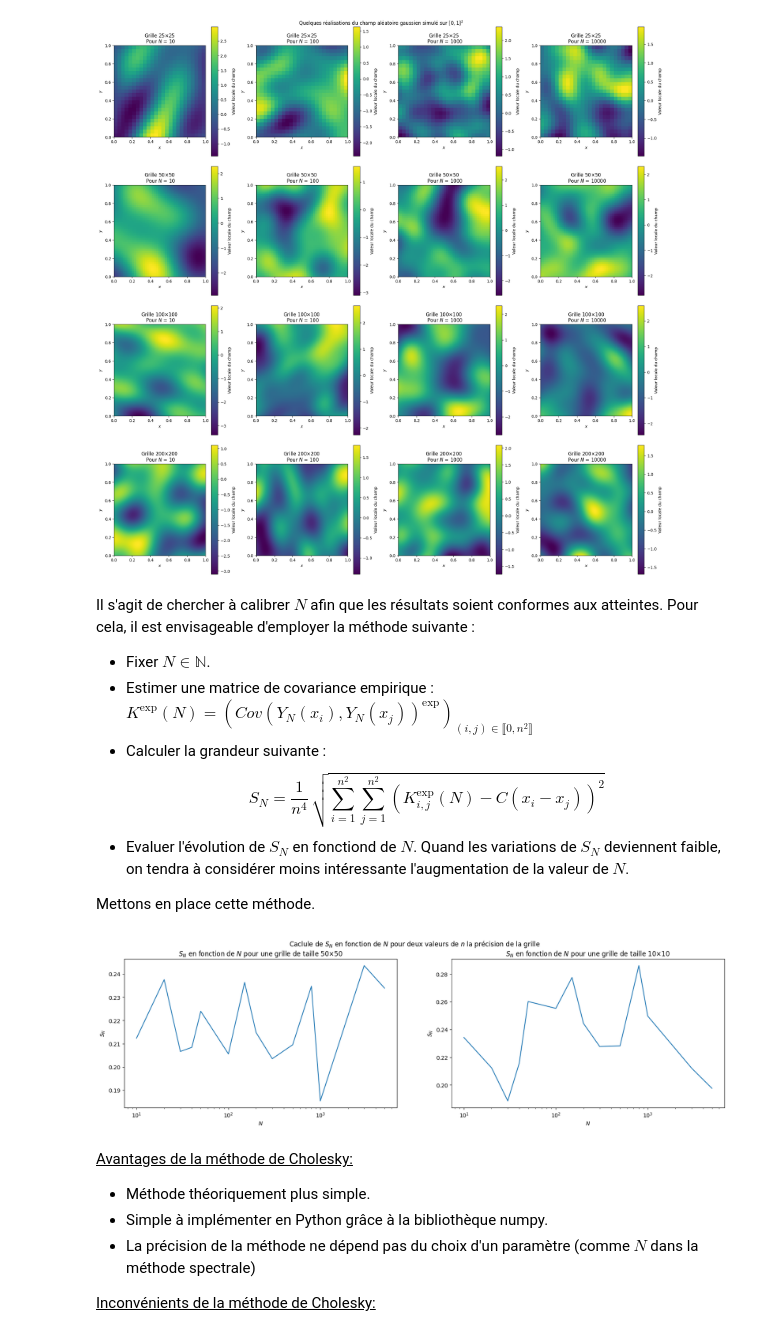
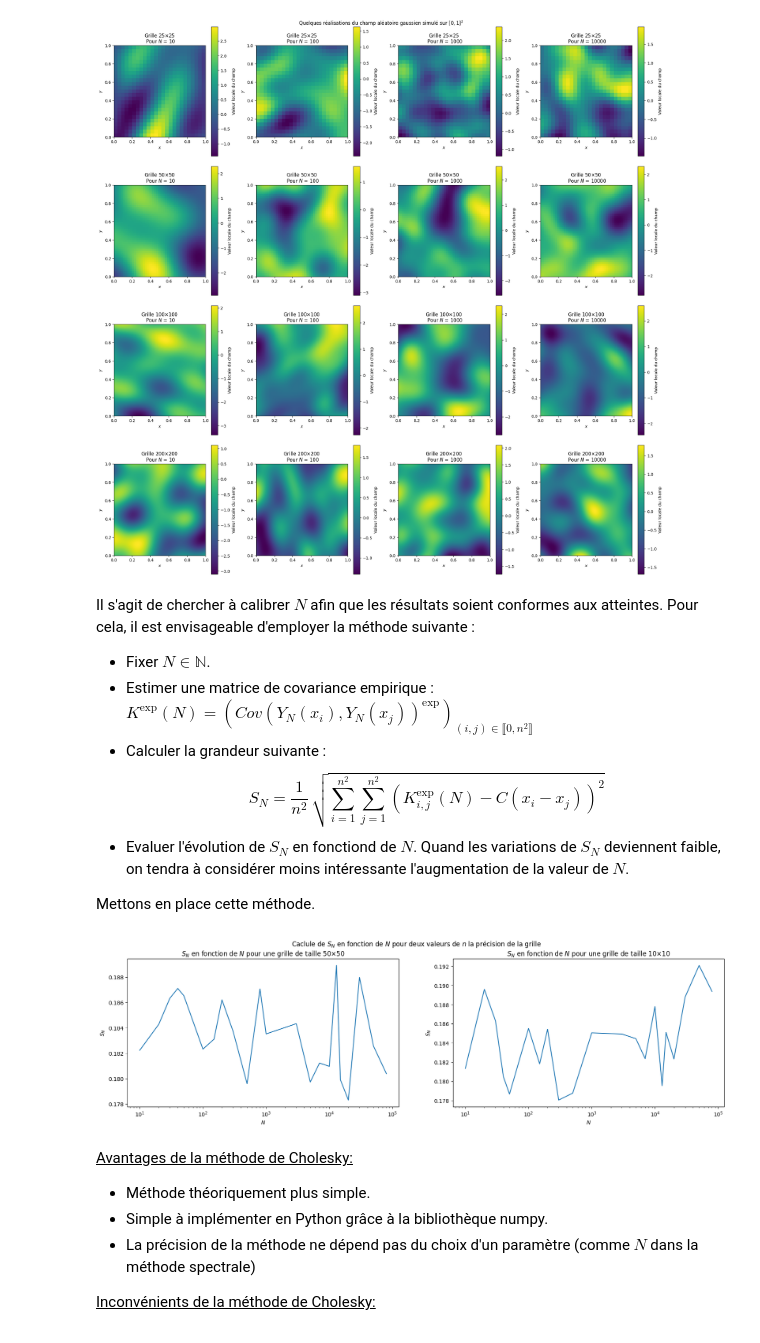
Before and after one commit to louismaguer/projet-maths-info, a Jupyter notebook: projet-probas/Projet Probabilités.ipynb, the cells around one changed output. Drawn from its saved outputs; the diff is of its cells as text; code cells hidden in the pictures.

```diff
--- a/projet-probas/Projet Probabilités.ipynb
+++ b/projet-probas/Projet Probabilités.ipynb
@@ -410,56 +410,48 @@ Il s'agit de chercher à calibrer $N$ afin que les résultats soient conformes a
 - Estimer une matrice de covariance empirique : $K^{\text{exp}}(N) = \left( Cov \left(Y_N(x_i), Y_N(x_j) \right)^{\text{exp}} \right)_{(i,j) \in \llbracket 0, n^2\rrbracket }$
 - Calculer la grandeur suivante :
 $$
-S_N = \frac{1}{n^4} \, \sqrt{\sum_{i=1}^{n^2} \sum_{j=1}^{n^2} \left(K_{i,j}^{\text{exp}}(N) - C \left(x_i - x_j \right) \right)^2}
+S_N = \frac{1}{n^2} \, \sqrt{\sum_{i=1}^{n^2} \sum_{j=1}^{n^2} \left(K_{i,j}^{\text{exp}}(N) - C \left(x_i - x_j \right) \right)^2}
 $$
 - Evaluer l'évolution de $S_N$ en fonctiond de $N$. Quand les variations de $S_N$ deviennent faible, on tendra à considérer moins intéressante l'augmentation de la valeur de $N$.
 
 Mettons en place cette méthode.
 # %%
-m = 20
+m = 30
 
 def multiples_resultats(n, a, N, m):
     coord_aux = coord(n)
     ans = np.stack([champ_spectre(coord_aux, a, N) for i in range(m)], axis=0)
     return ans
 
-def esp_exp(mat, i, j):
-    m, _, _ = mat.shape
-    return (1 / m) * np.sum(mat[:, i, j])
-
-def cov_exp(mat, i, j, u, v):
-    m, _, _ = mat.shape
-    for_sum = (mat[:, i, j]- esp_exp(mat, i, j)) * (mat[:, u, v] - esp_exp(mat, u, v))
-    return (1 / m) * np.sum(for_sum)
-
-mat_cov_exp = np.vectorize(cov_exp, excluded=[0], otypes=[float])
 
 
 def S_N(n, a, N, m):
     I, J = np.indices((n*n,n*n))
-    mat_dist = np.sqrt( (((I // n) - (J // n)) / (n  - 1)) * (((I // n) - (J // n)) / (n  - 1)) + (((I % n) - (J % n)) / (n  - 1)) * (((I % n) - (J % n)) / (n - 1)))
+    mat_dist_2 =  (((I // n) - (J // n)) / (n  - 1)) * (((I // n) - (J // n)) / (n  - 1)) + (((I % n) - (J % n)) / (n  - 1)) * (((I % n) - (J % n)) / (n - 1))
     mat_res = multiples_resultats(n, a, N, m)
-    mat_cov = mat_cov_exp(mat_res, I // n , I % n , J // n, J % n)
-    mat_cov_theo = (np.vectorize(covariance_gaussienne, excluded=[0, 1, 2], otypes=[float]))(mat_dist, sigma2,a,I, J)
+    mat_res = mat_res - mat_res.mean(axis=0, keepdims=True)
+    mat_res = mat_res.reshape((m,n * n))
+    mat_cov = (1 / m) * mat_res.T @ mat_res
+    mat_cov_theo = np.exp(- mat_dist_2 / a)
     return np.sqrt(np.sum((mat_cov - mat_cov_theo)*(mat_cov - mat_cov_theo))) * (1 / (n**2))
 
-N = [10, 20, 30, 40, 50, 100, 150, 200, 300 , 500, 800, 1000, 3000, 5000]
+N = [10, 20, 30, 40, 50, 100, 150, 200, 300 , 500, 800, 1000, 3000, 5000, 7000, 10000, 13000, 15000, 20000, 30000, 50000, 80000]
 n = [50, 10]
-y_1 = [S_N(n[0], a, N[i], m) for i in range(len(N))]
-y_2 = [S_N(n[1], a, N[i], m) for i in range(len(N))]
+y_1 = np.array([[S_N(n[0], a, N[i], m) for i in range(len(N))] for j in range(20)]).mean(axis=0)
+y_2 = np.array([[S_N(n[1], a, N[i], m) for i in range(len(N))] for j in range(20)]).mean(axis=0)
 fig, axes = plt.subplots(nrows=1, ncols=2, figsize=(20,5))
 axes[0].semilogx(N, y_1, label=f"Pour une grille ${n[0]}\times{n[0]}$")
 axes[1].semilogx(N, y_2, label=f"Pour une grille ${n[1]}\times{n[1]}$")
 axes[0].set_xlabel("$N$")
 axes[0].set_ylabel("$S_N$")
 axes[0].set_title(f"$S_N$ en fonction de $N$ pour une grille de taille ${n[0]} × {n[0]}$")
 axes[1].set_xlabel("$N$")
 axes[1].set_ylabel("$S_N$")
 axes[1].set_title(f"$S_N$ en fonction de $N$ pour une grille de taille ${n[1]} × {n[1]}$")
 fig.suptitle(f"Caclule de $S_N$ en fonction de $N$ pour deux valeurs de $n$ la précision de la grille")
 plt.show()
 # %% [output]
-[figure, old version]
+[figure, new version]
 # %% [markdown]
 <u>Avantages de la méthode de Cholesky:</u>
 - Méthode théoriquement plus simple.
```
Also changed, not shown: parts of 1 cell of this notebook.
